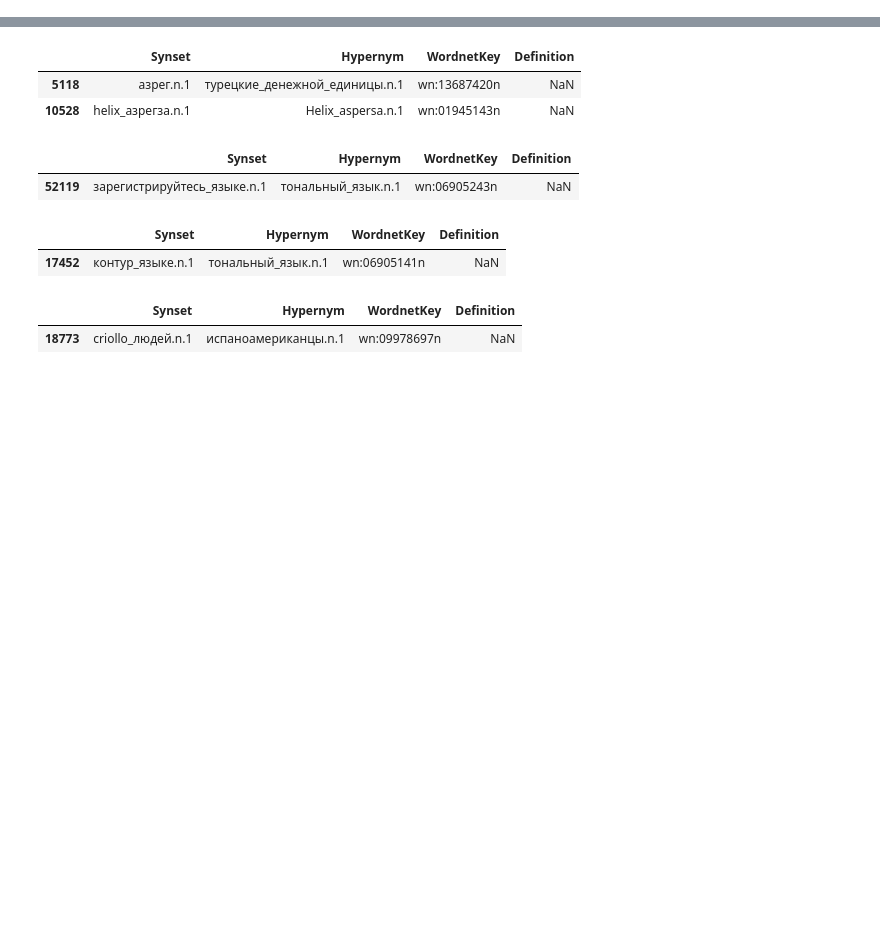
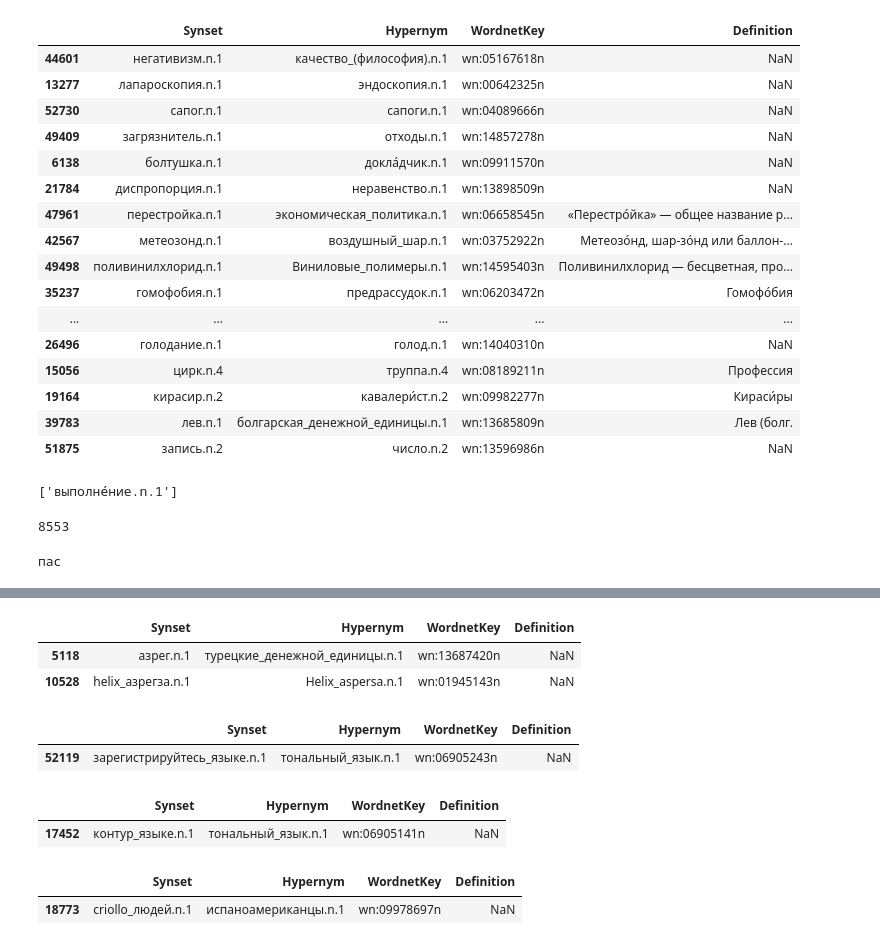
Before and after one commit to VityaVitalich/LLM_Taxonomy, a Jupyter notebook: DataInterface/csv2graph_wn_only.ipynb, the cells around one changed output, grey strips where cells are left out. Drawn from its saved outputs; the diff is of its cells as text; code cells hidden in the pictures; blank space fills up the shorter version.

Commit message:
filter ruwordnet

```diff
--- a/DataInterface/csv2graph_wn_only.ipynb
+++ b/DataInterface/csv2graph_wn_only.ipynb
@@ -85,0 +86,35 @@ df1
+# %%
+from ruwordnet import RuWordNet
+wn = RuWordNet()
+# %%
+def clean(word):
+    word = word.split('.')[0].replace('_', ' ')
+    word = word.replace('а́', 'а')
+    word = word.replace('ё', "е")
+    word = word.replace('у́', 'у')
+    word = word.replace('о́', 'о')
+    word = word.replace('и́', "и")
+    word = word.replace('е́', "е")
+    word = word.replace('я́', "я")
+
+    if '(' in word and ')' in word:
+        lb = word.find('(')
+        rb = word.find(')')
+        word = word[:lb] + word[rb+1:]
+        word = word.strip()
+
+
+    return word
+
+found = 0
+valid_idx = []
+for i, word in tqdm(enumerate(df1['Synset']), total=len(df1)):
+    word = clean(word)
+
+    if len(wn.get_synsets(word)) > 0:
+    # try:
+    #     wn[word]
+
+        valid_idx.append(i)
+    # except KeyError:
+    #     continue
@@ -85,0 +125,26 @@ df1
+# %%
+filtered_wn = df1.loc[valid_idx]
+# %%
+filtered_wn.sample(20)
+# %% [output]
+|  | Synset | Hypernym | WordnetKey | Definition |
+| 44601 | негативизм.n.1 | качество_(философия).n.1 | wn:05167618n | NaN |
+| 13277 | лапароскопия.n.1 | эндоскопия.n.1 | wn:00642325n | NaN |
+| 52730 | сапог.n.1 | сапоги.n.1 | wn:04089666n | NaN |
+| 49409 | загрязнитель.n.1 | отходы.n.1 | wn:14857278n | NaN |
+| 6138 | болтушка.n.1 | докла́дчик.n.1 | wn:09911570n | NaN |
+| 21784 | диспропорция.n.1 | неравенство.n.1 | wn:13898509n | NaN |
+| 47961 | перестройка.n.1 | экономическая_политика.n.1 | wn:06658545n | «Перестро́йка» — общее название р... |
+| 42567 | метеозонд.n.1 | воздушный_шар.n.1 | wn:03752922n | Метеозо́нд, шар-зо́нд или баллон-... |
+| 49498 | поливинилхлорид.n.1 | Виниловые_полимеры.n.1 | wn:14595403n | Поливинилхлорид — бесцветная, про... |
+| 35237 | гомофобия.n.1 | предрассудок.n.1 | wn:06203472n | Гомофо́бия |
+| ... | ... | ... | ... | ... |
+| 26496 | голодание.n.1 | голод.n.1 | wn:14040310n | NaN |
+| 15056 | цирк.n.4 | труппа.n.4 | wn:08189211n | Профессия |
+| 19164 | кирасир.n.2 | кавалери́ст.n.2 | wn:09982277n | Кираси́ры |
+| 39783 | лев.n.1 | болгарская_денежной_единицы.n.1 | wn:13685809n | Лев (болг. |
+| 51875 | запись.n.2 | число.n.2 | wn:13596986n | NaN |
+# %%
+filtered_wn['Hypernym'][6225].split('\t')
+# %% [output]
+['выполне́ние.n.1']
@@ -85,0 +170,12 @@ df1
+# %%
+found
+# %% [output]
+8553
+# %%
+a = a.replace('_', ' ')
+lb = a.find('(')
+rb = a.find(')')
+
+print(a[:lb] + a[rb+1:])
+# %% [output]
+пас
```
Also changed, not shown: parts of 10 cells of this notebook, 1 other file.
